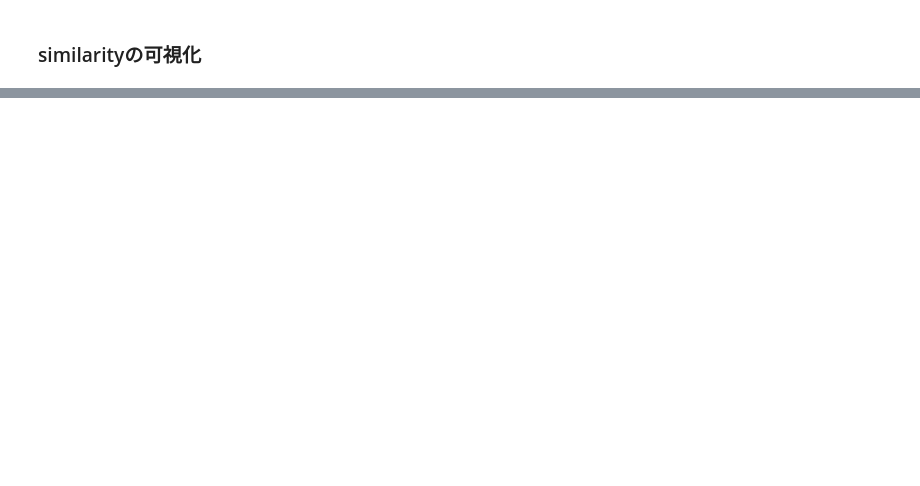
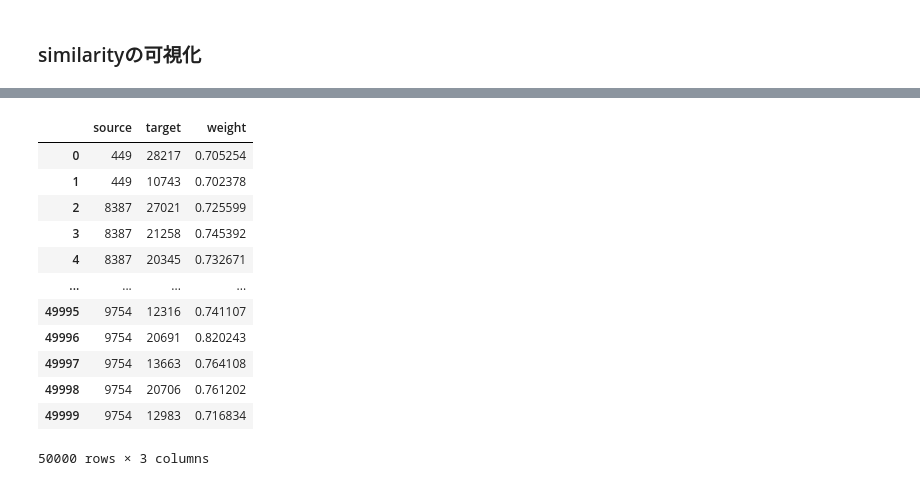
Before and after one commit to MariMurotani/RecipeHack, a Jupyter notebook: jupyter/analyze_word2_vec.ipynb, the cells around one changed output, grey strips where cells are left out. Saved outputs shown, nothing was run; the diff lists cells and outputs as text; code cells hidden in the pictures; blank space fills up the shorter version.

```diff
--- a/jupyter/analyze_word2_vec.ipynb
+++ b/jupyter/analyze_word2_vec.ipynb
@@ -165,0 +205,16 @@ Received notification from DBMS server: {severity: WARNING} {code: Neo.ClientNot
+# %%
+edge_df
+# %% [output]
+|  | source | target | weight |
+| 0 | 449 | 28217 | 0.705254 |
+| 1 | 449 | 10743 | 0.702378 |
+| 2 | 8387 | 27021 | 0.725599 |
+| 3 | 8387 | 21258 | 0.745392 |
+| 4 | 8387 | 20345 | 0.732671 |
+| ... | ... | ... | ... |
+| 49995 | 9754 | 12316 | 0.741107 |
+| 49996 | 9754 | 20691 | 0.820243 |
+| 49997 | 9754 | 13663 | 0.764108 |
+| 49998 | 9754 | 20706 | 0.761202 |
+| 49999 | 9754 | 12983 | 0.716834 |
+50000 rows × 3 columns
```
Also changed, not shown: parts of 3 cells of this notebook, 15 other files.
